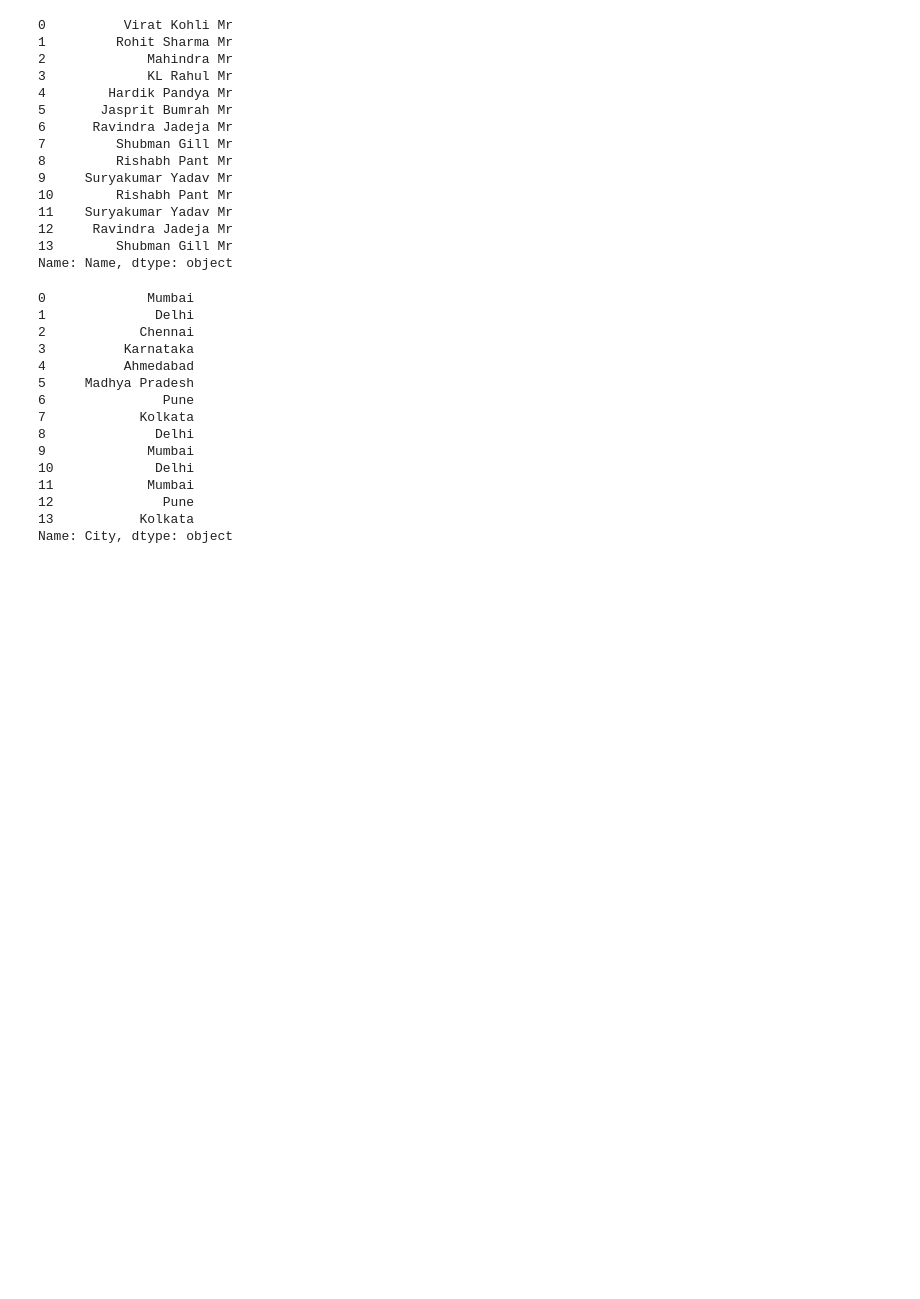
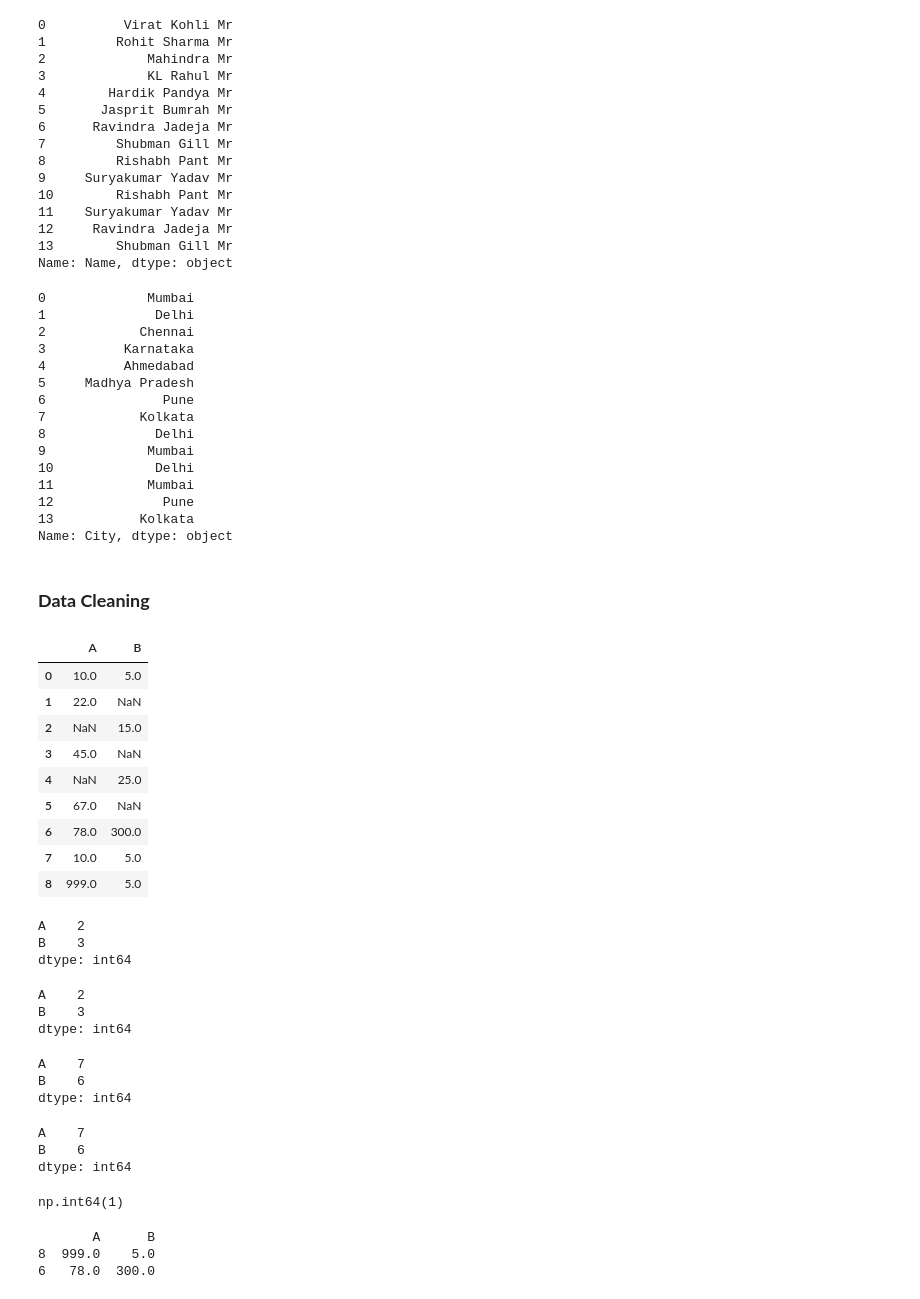
Before and after one commit to karthik-k11/Data-Science-Libraries-Practice, a Jupyter notebook: Pandas_Practice.ipynb, the cells around one changed output. Cells and saved outputs as stored; diff of their text form; code cells hidden in the pictures; blank space fills up the shorter version.

Commit message:
Data Cleaning, Handling null, missing, Finding and handling outliers

```diff
--- a/Pandas_Practice.ipynb
+++ b/Pandas_Practice.ipynb
@@ -987,3 +987,75 @@ df2['City']
 12              Pune
 13           Kolkata
 Name: City, dtype: object
+# %% [markdown]
+### **Data Cleaning**
+# %%
+data = pd.DataFrame({
+    'A': [10, 22, None, 45, None, 67, 78, 10, 999],
+    'B': [5, None, 15, None, 25, None, 300, 5, 5]
+})
+
+data
+# %% [output]
+|  | A | B |
+| 0 | 10.0 | 5.0 |
+| 1 | 22.0 | NaN |
+| 2 | NaN | 15.0 |
+| 3 | 45.0 | NaN |
+| 4 | NaN | 25.0 |
+| 5 | 67.0 | NaN |
+| 6 | 78.0 | 300.0 |
+| 7 | 10.0 | 5.0 |
+| 8 | 999.0 | 5.0 |
+# %%
+##Missing values
+data.isnull().sum()
+# %% [output]
+A    2
+B    3
+dtype: int64
+# %%
+data.isna().sum()
+# %% [output]
+A    2
+B    3
+dtype: int64
+# %%
+data.notnull().sum()
+# %% [output]
+A    7
+B    6
+dtype: int64
+# %%
+data.notna().sum()
+# %% [output]
+A    7
+B    6
+dtype: int64
+# %%
+##Finding duplicates
+data.duplicated().sum()
+# %% [output]
+np.int64(1)
+# %%
+##Finding Outlier
+def find_outlier(df, columns):
+    outlier_indices = set()
+
+    for col in columns:
+        Q1 = df[col].quantile(0.25)
+        Q3 = df[col].quantile(0.75)
+        IQR = Q3 - Q1
+        lf = Q1 - 1.5 * IQR
+        uf = Q3 + 1.5 * IQR
+        col_outliers = df[(df[col] < lf) | (df[col] > uf)]
+        outlier_indices.update(col_outliers.index)
+
+    return df.loc[list(outlier_indices)]
+
+outliers = find_outlier(data, ['A', 'B'])
+print(outliers)
+# %% [output]
+       A      B
+8  999.0    5.0
+6   78.0  300.0
```
Also changed, not shown: parts of 17 cells of this notebook.
